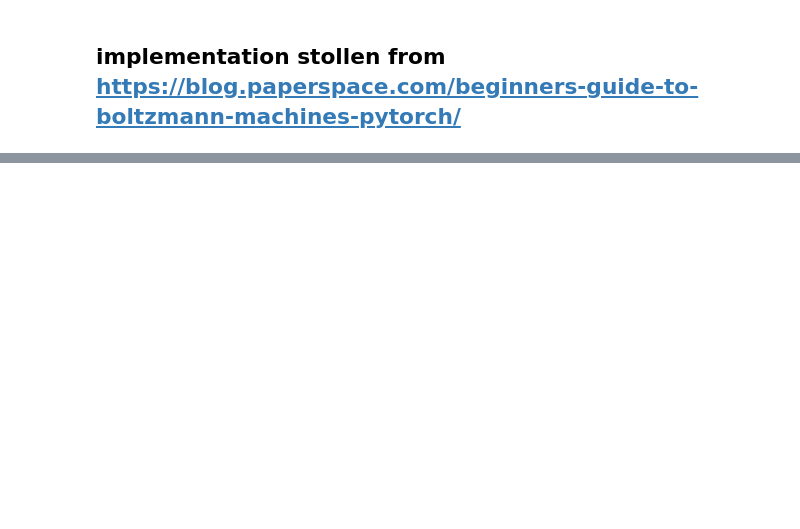
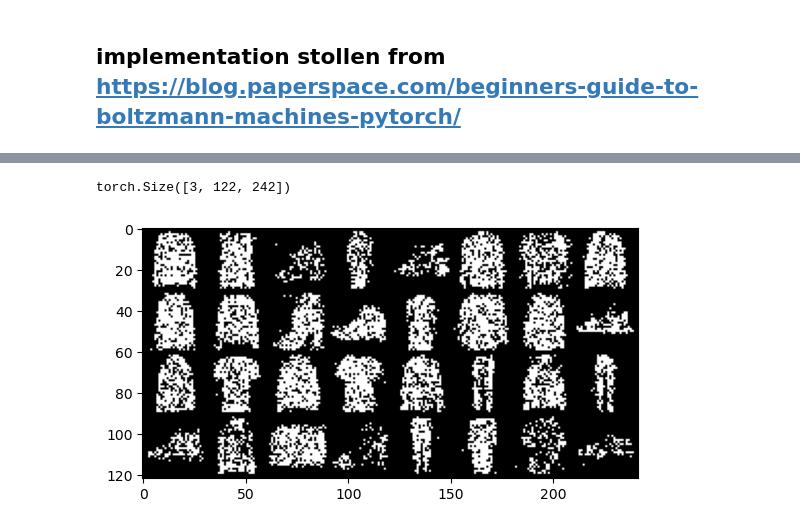
Before and after one commit to jolatechno/cours-ENS, a Jupyter notebook: cours/M2/S4/machine_learning/projet/leo_test/RBM_test2.ipynb, the cells around one changed output, grey strips where cells are left out. Cells and saved outputs as stored; diff of their text form; code cells hidden in the pictures; blank space fills up the shorter version.

```diff
--- a/cours/M2/S4/machine_learning/projet/leo_test/RBM_test2.ipynb
+++ b/cours/M2/S4/machine_learning/projet/leo_test/RBM_test2.ipynb
@@ -122,0 +226,5 @@ NameError: name 'show_and_save' is not defined
+# %%
+show_and_save("generate_fashion",make_grid(v1.data.view(32,1,28,28)))
+# %% [output]
+torch.Size([3, 122, 242])
+[figure, added]
```
Also changed, not shown: parts of 21 cells of this notebook, 4 other files.
